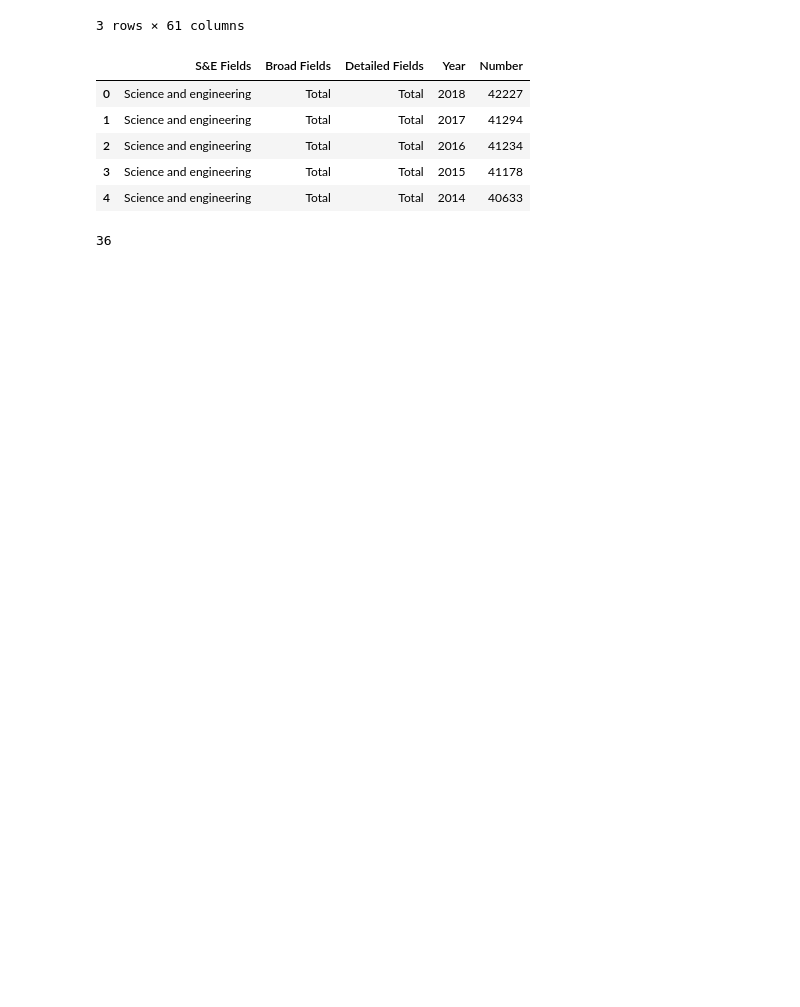
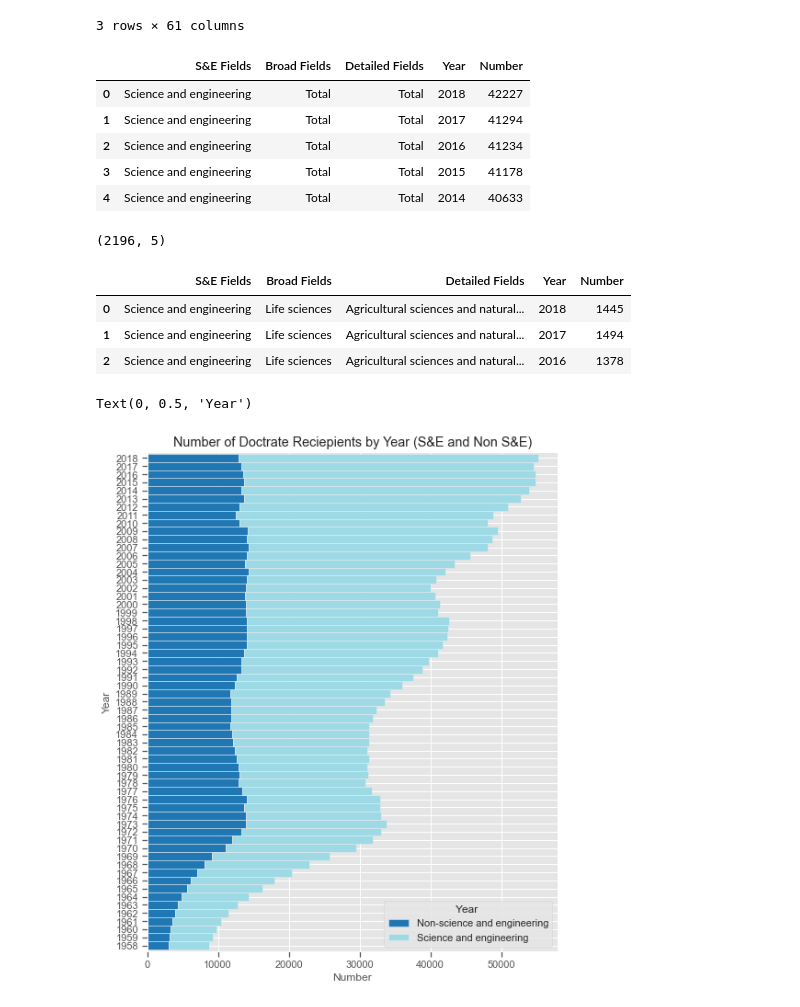
Before and after one commit to mulukenm/dataScience, a Jupyter notebook: ComparisonVisualization.ipynb, the cells around one changed output. Cells and saved outputs as stored; diff of their text form; code cells hidden in the pictures; blank space fills up the shorter version.

```diff
--- a/ComparisonVisualization.ipynb
+++ b/ComparisonVisualization.ipynb
@@ -49,14 +50,17 @@ df1s.head()
 | 2 | Science and engineering | Total | Total | 2016 | 41234 |
 | 3 | Science and engineering | Total | Total | 2015 | 41178 |
 | 4 | Science and engineering | Total | Total | 2014 | 40633 |
+# %%
+df1s = df1s[df1s['Detailed Fields'] != 'Total']
+df1s = df1s.reset_index()
+df1s = df1s[['S&E Fields', 'Broad Fields', 'Detailed Fields', 'Year', 'Number']]
+#df1s["Number"] = df1s["Number"].astype(str).astype(float)
+df1s.head(3)
+df1s.tail(3)
+df1s.shape
+# %% [output]
+(2196, 5)
 # %%
-df1s = df1s[df1s['Detailed Fields'] != 'Total']
-df1s = df1s.reset_index()
-df1s = df1s[['S&E Fields', 'Broad Fields', 'Detailed Fields', 'Year', 'Number']]
-#df1s["Number"] = df1s["Number"].astype(str).astype(float)
-df1s.head(3)
-df1s.tail(3)
-
 # Replace no data values '-' to Nan so that it can be dropped
 df1s['Number'].replace('-', np.nan, inplace=True)
 df1s = df1s.dropna()
@@ -67,9 +71,26 @@ df1s = df1s.dropna()
 df1s["Number"] = df1s["Number"].astype(str).astype(int)
 df1s.dtypes
 df1s.head(3)
-df1s.shape
-df1s['Detailed Fields'].unique()
-df = df1s.groupby('Detailed Fields')['Number'].nunique()
-df.count()
+#df1s.shape
 # %% [output]
-36
+|  | S&E Fields | Broad Fields | Detailed Fields | Year | Number |
+| 0 | Science and engineering | Life sciences | Agricultural sciences and natural... | 2018 | 1445 |
+| 1 | Science and engineering | Life sciences | Agricultural sciences and natural... | 2017 | 1494 |
+| 2 | Science and engineering | Life sciences | Agricultural sciences and natural... | 2016 | 1378 |
+# %%
+p1 =  df1s.groupby(['S&E Fields', 'Year'])['Number'].sum()
+p1 = p1.reset_index()
+p1.head(20)
+p1=p1.pivot(index='Year', columns='S&E Fields', values='Number')
+p1.head(40)
+p1.shape
+# Adding the stacked=True option to plot()
+# creates a stacked bar plot
+p1.plot(kind='barh',colormap='tab20',figsize=(8, 10), width=1.0, stacked=True).legend(
+    loc='lower right', ncol=1, title="Year ")
+plt.title("Number of Doctrate Reciepients by Year (S&E and Non S&E)")
+plt.xlabel("Number")
+plt.ylabel("Year")
+# %% [output]
+Text(0, 0.5, 'Year')
+[figure, added]
```
Also changed, not shown: parts of 28 cells of this notebook.
